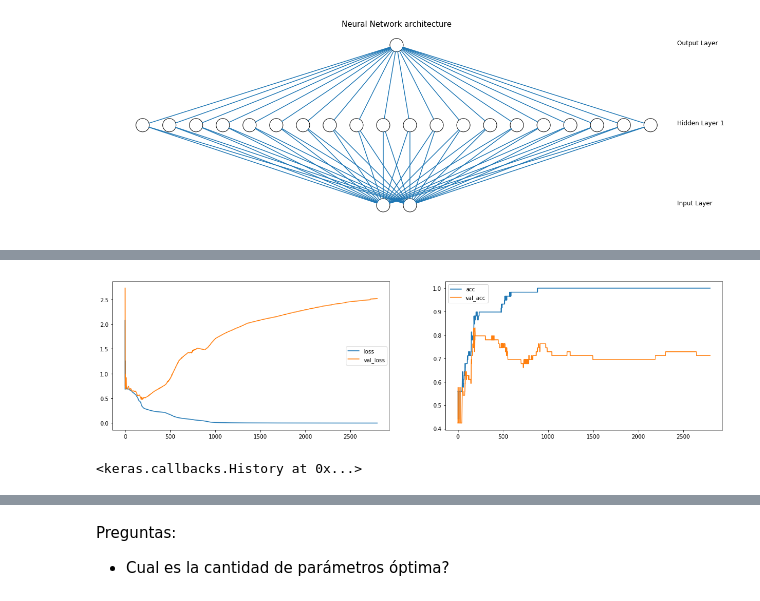
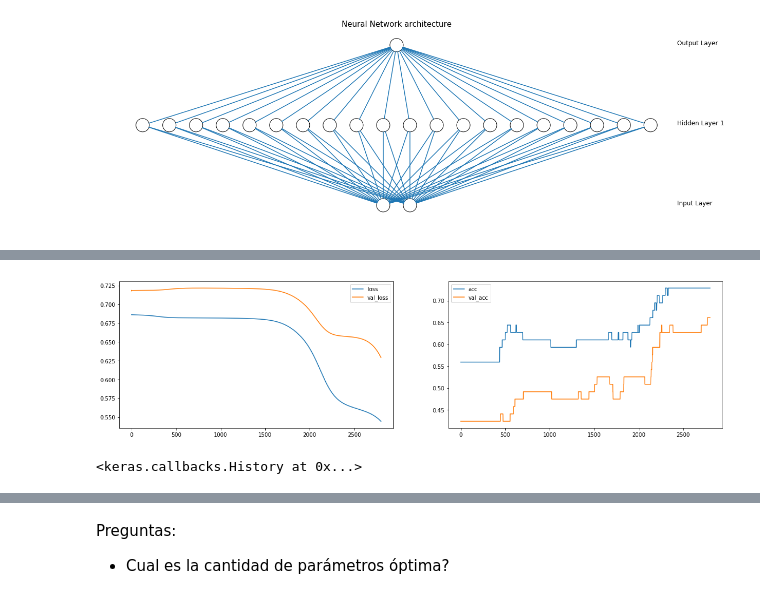
Before and after one commit to lab-ml-itba/4-Regularizacion, a Jupyter notebook: 0-Regularizacion-Teoria.ipynb, the cells around one changed output, grey strips where cells are left out. Drawn from its saved outputs; the diff is of its cells as text; code cells hidden in the pictures.

Commit message:
optimizers added

```diff
--- a/0-Regularizacion-Teoria.ipynb
+++ b/0-Regularizacion-Teoria.ipynb
@@ -271,20 +279,30 @@ Non-trainable params: 0
 _________________________________________________________________
 # %%
 from fnn_helper import PlotLosses
+from keras import optimizers
+epochs = 3000 #adam 3000, sgd 30000
+optim = optimizers.sgd(lr=1, decay=0, momentum=0) # cambiar a momentum 0.9 y lr a 5
+batch_size = 59 # 10 y 59
+
+# optim = optimizers.adam(lr=0.4, decay=0.0001)
+# optim = optimizers.rmsprop(lr=0.01, decay=0.001)
+
 plot_losses = PlotLosses(plot_interval=200, evaluate_interval=None, x_val=X_test, y_val_categorical=y_test)
 two_layer_model = RHelper.get_two_layer_model_L2(input_shape,
                                                  output_size,
                                                  hidden_units=hidden_units,
-                                                 lr=0.4,
+                                                 lr=lr,
                                                  l2_lambda=0,
-                                                 decay=0.0001)
+                                                 decay=decay,
+                                                 optim = optim
+                                                )
 two_layer_model.fit(X_train,
-          y_train, batch_size = 59,
-          epochs=3000,
+          y_train, batch_size = batch_size,
+          epochs=epochs,
           verbose=0,
           validation_data=(X_test, y_test),
           callbacks=[plot_losses],
          )
 # %% [output]
-[figure, old version]
+[figure, new version]
 <keras.callbacks.History at 0x...>
```
Also changed, not shown: parts of 34 cells of this notebook, 7 other files.
